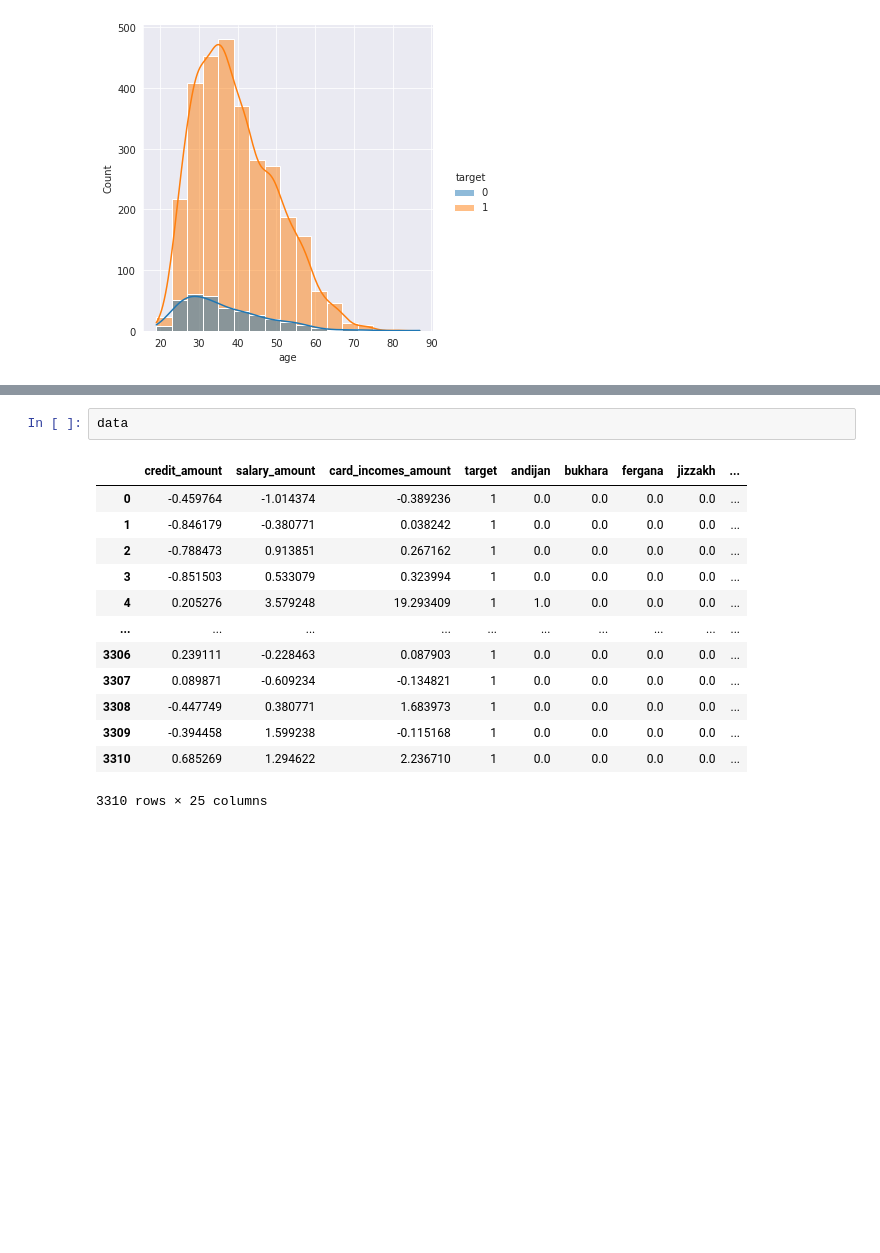
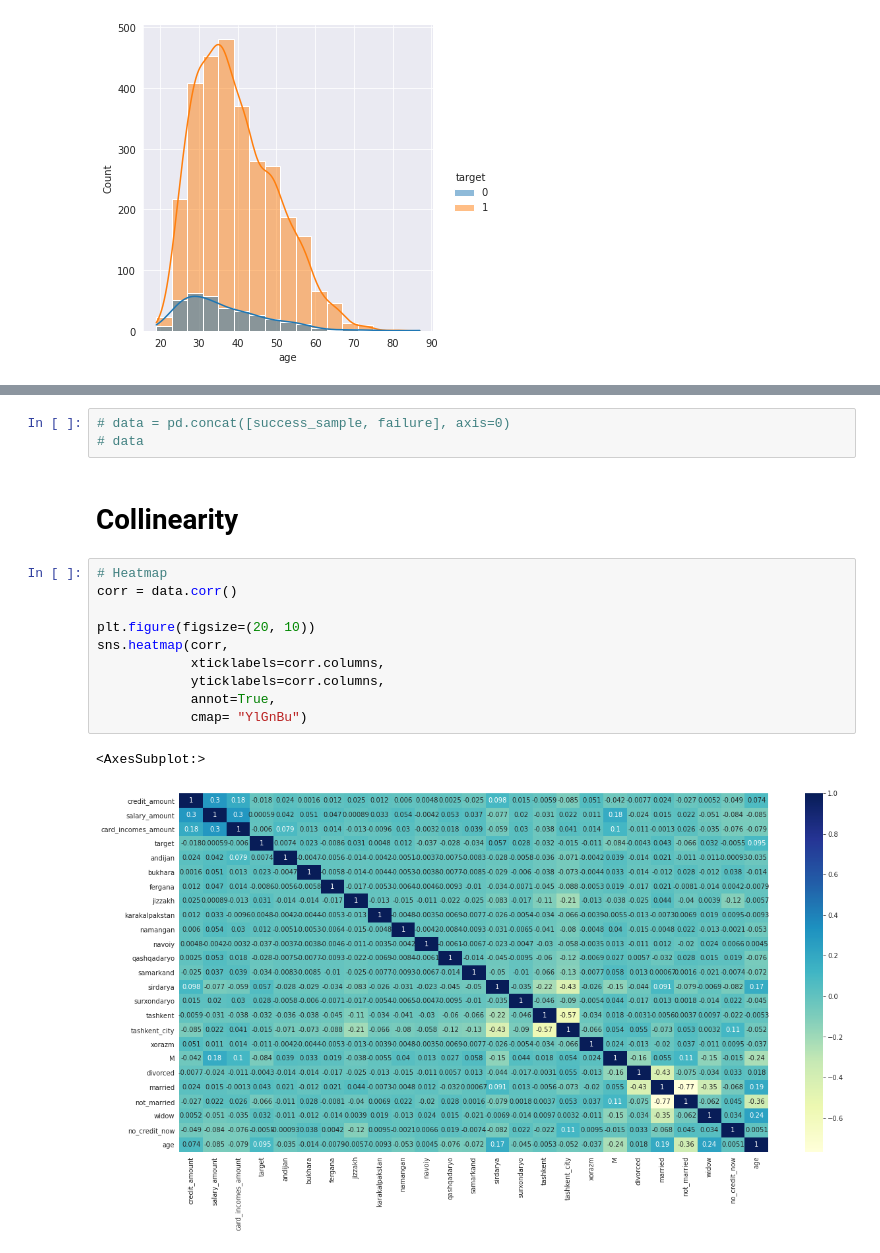
Before and after one commit to KomiljonNasrullaev/aliftech, a Jupyter notebook: notebooks/aliftech.ipynb, the cells around one changed output, grey strips where cells are left out. Cells and saved outputs as stored; diff of their text form; blank space fills up the shorter version.

```diff
--- a/notebooks/aliftech.ipynb
+++ b/notebooks/aliftech.ipynb
@@ -489,16 +490,18 @@ data
 # %%
-data
+# data = pd.concat([success_sample, failure], axis=0)
+# data
-# %% [output]
-|  | credit_amount | salary_amount | card_incomes_amount | target | andijan | bukhara | fergana | jizzakh | ... |
-| 0 | -0.459764 | -1.014374 | -0.389236 | 1 | 0.0 | 0.0 | 0.0 | 0.0 | ... |
-| 1 | -0.846179 | -0.380771 | 0.038242 | 1 | 0.0 | 0.0 | 0.0 | 0.0 | ... |
-| 2 | -0.788473 | 0.913851 | 0.267162 | 1 | 0.0 | 0.0 | 0.0 | 0.0 | ... |
-| 3 | -0.851503 | 0.533079 | 0.323994 | 1 | 0.0 | 0.0 | 0.0 | 0.0 | ... |
-| 4 | 0.205276 | 3.579248 | 19.293409 | 1 | 1.0 | 0.0 | 0.0 | 0.0 | ... |
-| ... | ... | ... | ... | ... | ... | ... | ... | ... | ... |
-| 3306 | 0.239111 | -0.228463 | 0.087903 | 1 | 0.0 | 0.0 | 0.0 | 0.0 | ... |
-| 3307 | 0.089871 | -0.609234 | -0.134821 | 1 | 0.0 | 0.0 | 0.0 | 0.0 | ... |
-| 3308 | -0.447749 | 0.380771 | 1.683973 | 1 | 0.0 | 0.0 | 0.0 | 0.0 | ... |
-| 3309 | -0.394458 | 1.599238 | -0.115168 | 1 | 0.0 | 0.0 | 0.0 | 0.0 | ... |
-| 3310 | 0.685269 | 1.294622 | 2.236710 | 1 | 0.0 | 0.0 | 0.0 | 0.0 | ... |
-3310 rows × 25 columns
+# %% [markdown]
+# Collinearity
+# %%
+# Heatmap
+corr = data.corr()
+
+plt.figure(figsize=(20, 10))
+sns.heatmap(corr,
+            xticklabels=corr.columns,
+            yticklabels=corr.columns,
+            annot=True,
+            cmap= "YlGnBu")
+# %% [output]
+<AxesSubplot:>
+[figure, added]
```
Also changed, not shown: parts of 51 cells of this notebook.
